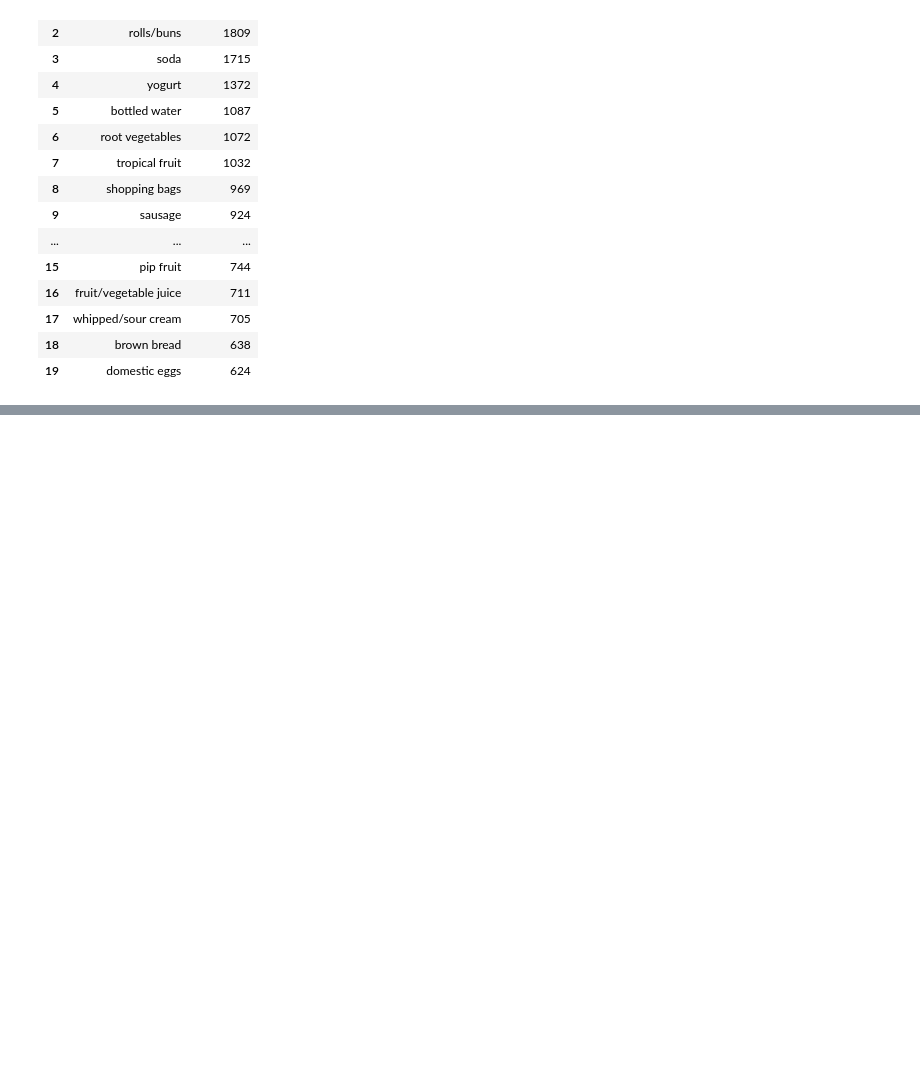
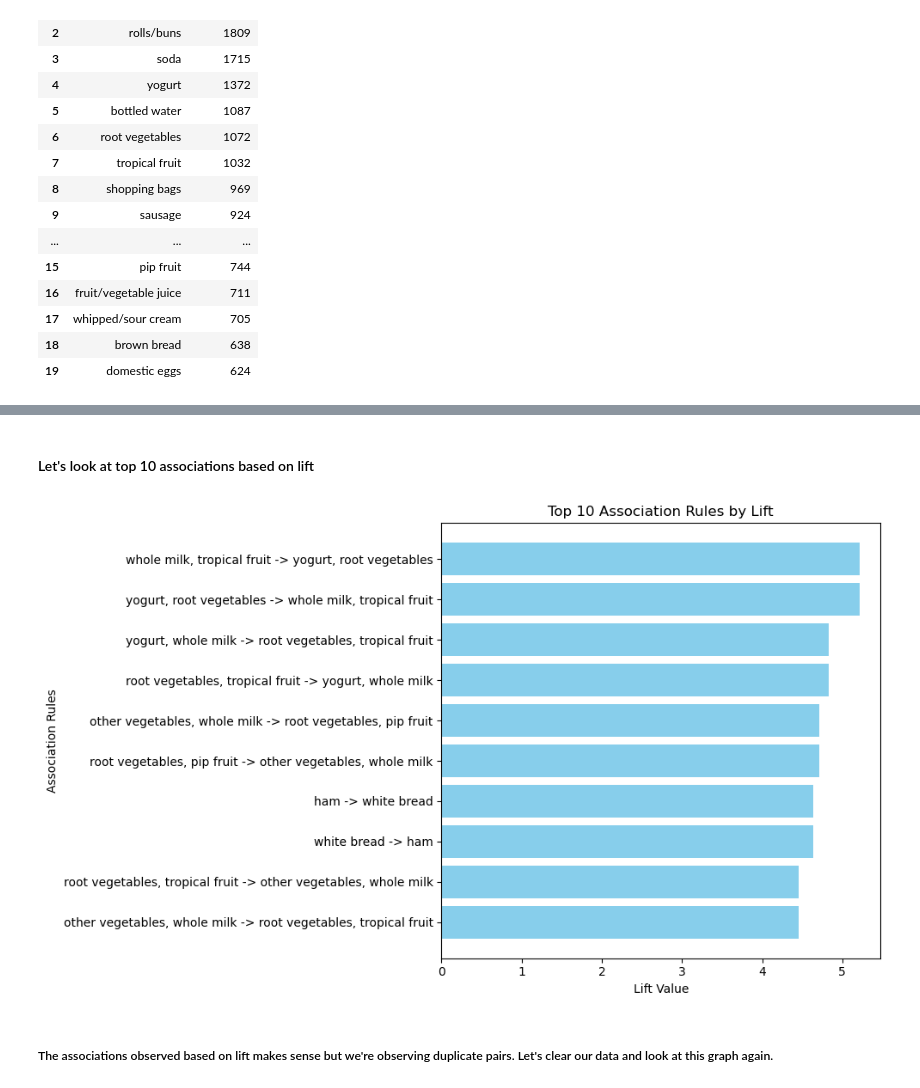
Before and after one commit to milindbhatiaa/Intro-to-ML-project, a Jupyter notebook: AssociationRules.ipynb, the cells around one changed output, grey strips where cells are left out. Drawn from its saved outputs; the diff is of its cells as text; code cells hidden in the pictures; blank space fills up the shorter version.

```diff
--- a/AssociationRules.ipynb
+++ b/AssociationRules.ipynb
@@ -172,0 +183,21 @@ rules.sort_values(by='lift',ascending=False)
+# %% [markdown]
+#### Let's look at top 10 associations based on lift
+# %%
+top_rules = rules.nlargest(10, 'lift')
+
+associations = top_rules['rules_ass']
+lift_values = top_rules['lift']
+
+plt.figure(figsize=(10, 6))
+plt.barh(associations, lift_values, color='skyblue')
+plt.xlabel('Lift Value')
+plt.ylabel('Association Rules')
+plt.title('Top 10 Association Rules by Lift')
+plt.gca().invert_yaxis()  # Invert y-axis to display the highest lift at the top
+plt.tight_layout()
+
+plt.show()
+# %% [output]
+[figure, added]
+# %% [markdown]
+##### The associations observed based on lift makes sense but we're observing duplicate pairs. Let's clear our data and look at this graph again.
```
Also changed, not shown: parts of 20 cells of this notebook, 3 other files.
